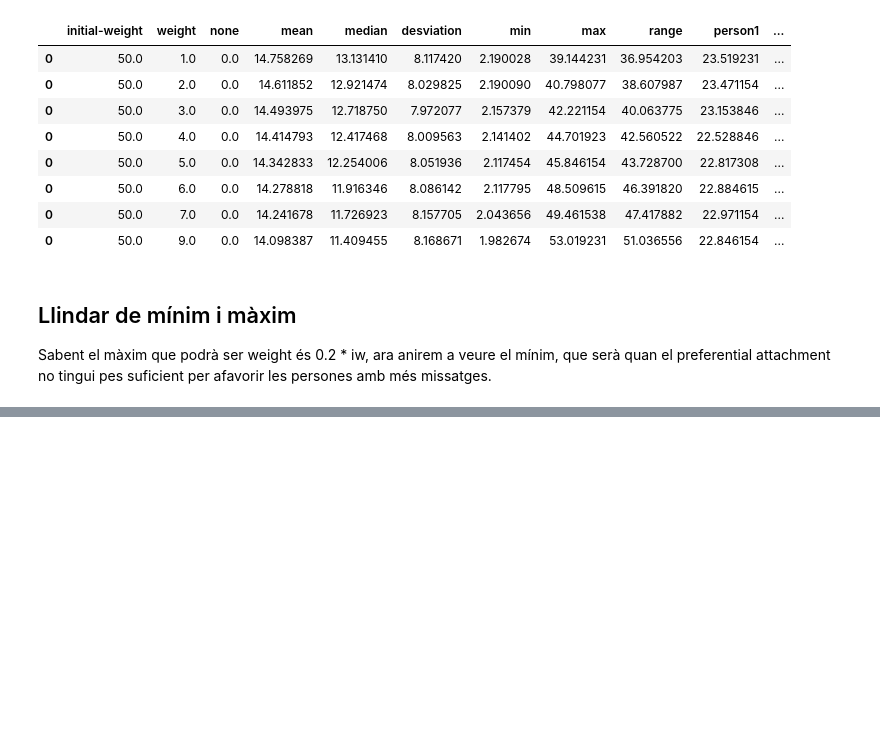
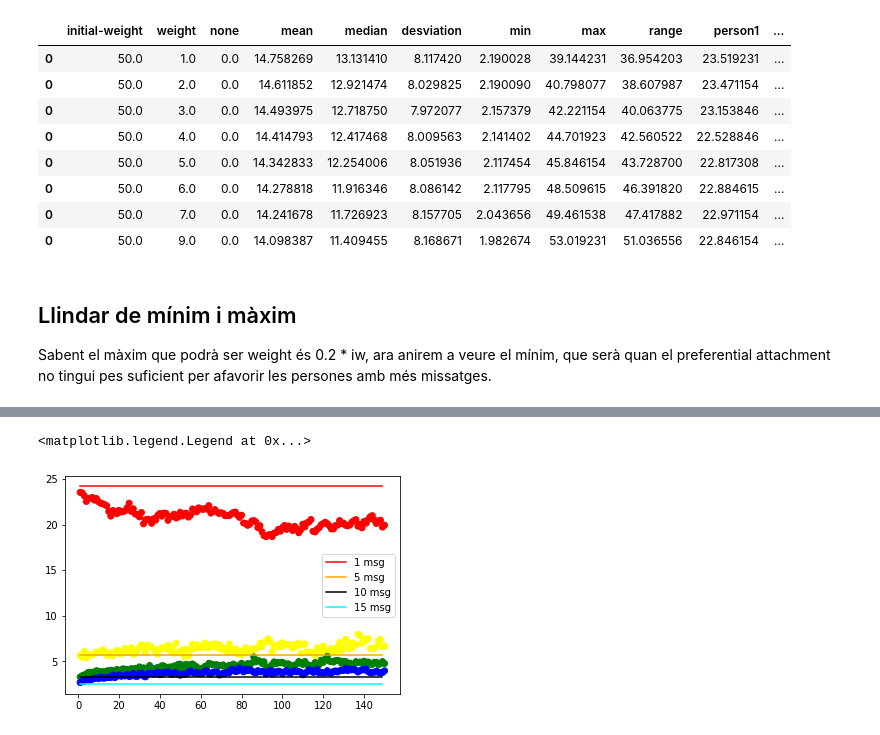
Before and after one commit to sergisi/glowing-dollop, a Jupyter notebook: notebook/100-8-iw(50)-w(1_150).ipynb, the cells around one changed output, grey strips where cells are left out. Cells and saved outputs as stored; diff of their text form; code cells hidden in the pictures; blank space fills up the shorter version.

```diff
--- a/notebook/100-8-iw(50)-w(1_150).ipynb
+++ b/notebook/100-8-iw(50)-w(1_150).ipynb
@@ -13,6 +13,8 @@ for d in dirs:
     name = int(d.name.split('w')[2][:-4])
     df = pd.read_csv(d).sort_values('seed')
     df = df.rename(columns={'initial_weight': 'initial-weight'})
+    if df['initial-weight'][0] != 50:
+        continue
     df = df.set_index('seed')
     df = df.assign(dispersion=lambda x: x.desviation/(x.range * 0.5) * 100)
     ds[name] = df
@@ -123,0 +133,24 @@ res[res.person10 > 5]
+# %%
+people = ['person1', 'person5', 'person10', 'person15']
+color_people = ['red', 'yellow', 'green', 'blue']
+gen =(getc(p).to_frame()
+      .rename(columns={p: 'person'})
+      .assign(color=lambda x: c) for p, c in zip(people, color_people))
+res = reduce(lambda x, y: x.append(y), gen)
+xdf = getc('weight').to_frame()
+xdf = reduce(lambda x,y: x.append(y), [xdf] * len(people))
+x = np.arange(1, 150, 1)
+def fun(const):
+    @np.vectorize
+    def y(x):
+        return const
+    return y
+plt.scatter(x=xdf['weight'], y=res['person'], c=res['color'])
+plt.plot(x, fun(24.192308)(x), c='red', label='1 msg')
+plt.plot(x, fun(5.678846)(x), c='orange', label='5 msg')
+plt.plot(x, fun(3.293269)(x), c='black', label='10 msg')
+plt.plot(x, fun(2.541026)(x), c='cyan', label='15 msg')
+plt.legend()
+# %% [output]
+<matplotlib.legend.Legend at 0x...>
+[figure, added]
```
Also changed, not shown: parts of 5 cells of this notebook, 1 other file.
